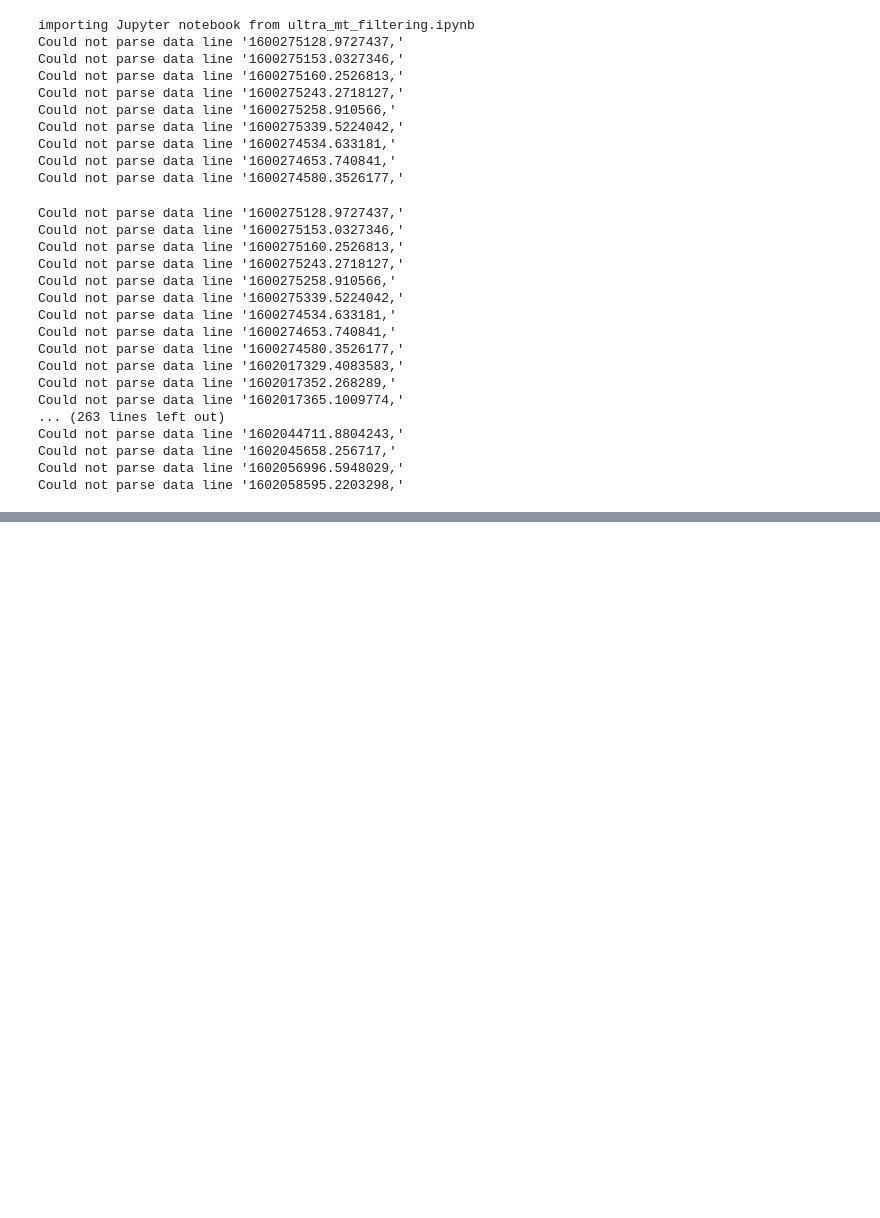
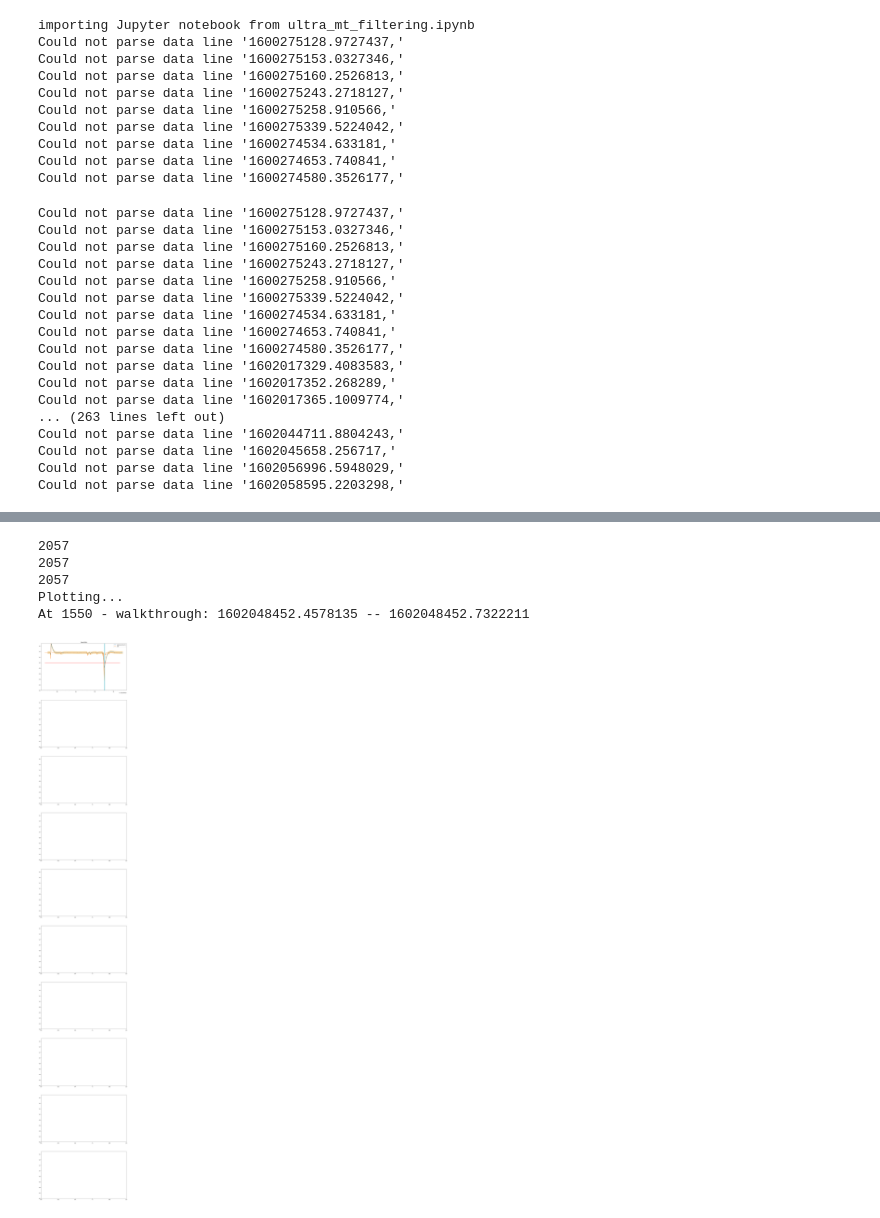
Before and after one commit to weramw/ultra_mt, a Jupyter notebook: Ultra Mt Features.ipynb, the cells around one changed output, grey strips where cells are left out. Saved outputs shown, nothing was run; the diff lists cells and outputs as text; code cells hidden in the pictures; blank space fills up the shorter version.

```diff
--- a/Ultra Mt Features.ipynb
+++ b/Ultra Mt Features.ipynb
@@ -80,7 +80,7 @@ Could not parse data line '1602045658.256717,'
 Could not parse data line '1602056996.5948029,'
 Could not parse data line '1602058595.2203298,'
 # %%
-def threshold_feature(data, threshold):
+def threshold_feature(data, threshold, min_feature_time):
     feature_intervals = []
     start_feature = None
     end_feature = None
@@ -92,11 +92,13 @@ def threshold_feature(data, threshold):
             else:                       # continue/expand interval
                 end_feature = ts
         elif start_feature is not None:
-            feature_intervals.append((start_feature, end_feature))
+            if end_feature - start_feature >= min_feature_time:
+                feature_intervals.append((start_feature, end_feature))
             start_feature = None
             end_feature = None
     if start_feature is not None:
-        feature_intervals.append((start_feature, end_feature))
+        if end_feature - start_feature >= min_feature_time:
+            feature_intervals.append((start_feature, end_feature))
     return feature_intervals
 # %%
 from PyQt5 import QtWidgets
@@ -215,0 +196,70 @@ At 290000/299900 - 96.7% done
+# %%
+def split_data(data, window_time):
+    splits = []
+    current_split = []
+    for d in data:
+        time = d[0]
+        if current_split and time - current_split[0][0] > window_time:
+            splits.append(current_split)
+            current_split = []
+        current_split.append(d)
+    splits.append(current_split)
+    return splits
+# %%
+n_plot_splits = 10
+split_window_time = 20.0
+walk_through_threshold = 1.0
+walk_through_min_time = 0.2
+only_with_features = True
+
+cur_data_split = split_data(cur_data, split_window_time)
+kalman_dist_split = split_data(kalman_dist, split_window_time)
+kalman_dist_errs_split = split_data(kalman_dist_errs, split_window_time)
+print(len(cur_data_split))
+print(len(kalman_dist_split))
+print(len(kalman_dist_errs_split))
+n_plot_splits = min(n_plot_splits, len(cur_data_split))
+
+fig, axes = plt.subplots(n_plot_splits,1, figsize=(15,10*n_plot_splits))
+ylim = [0.0, 1.7]
+for a in axes:
+    a.set_ylim(ylim)
+
+print("Plotting...")
+
+split_index = -1
+for i, ax in enumerate(axes):
+    if only_with_features:
+        split_index += 1
+        walk_through = threshold_feature(kalman_dist_split[split_index], walk_through_threshold, walk_through_min_time)
+        while not walk_through:
+            split_index += 1
+            if split_index >= len(kalman_dist_split):
+                break
+            walk_through = threshold_feature(kalman_dist_split[split_index], walk_through_threshold, walk_through_min_time)
+    else:
+        split_index = i
+        walk_through = threshold_feature(kalman_dist_split[split_index], walk_through_threshold, walk_through_min_time)
+    if split_index >= len(cur_data_split):
+        break
+
+    run_split = {
+        'raw' : cur_data_split[split_index],
+        "kalman_dist_errs" : kalman_dist_errs_split[split_index]
+    }
+    plot_data(ax, run_split, start_at_time_zero=False, label_prefix="45/into_from")
+    for start,end in walk_through:
+        print(f"At {split_index} - walkthrough: {start} -- {end}")
+        ax.fill_betweenx(ylim, start, end, label="walk_through_1m", color="powderblue")
+    ax.plot([cur_data_split[split_index][0][0], cur_data_split[split_index][-1][0]], [walk_through_threshold, walk_through_threshold],
+            color='red', label='walk_through_threshold')
+    ax.xaxis.set_minor_locator(matplotlib.ticker.MultipleLocator(0.1))
+    ax.set_title(f"Split {split_index}")
+    #ax.legend()
+# %% [output]
+2057
+2057
+2057
+Plotting...
+At 1550 - walkthrough: 1602048452.4578135 -- 1602048452.7322211
+[figure, added]
```
Also changed, not shown: parts of 2 cells of this notebook, 1 other file.
